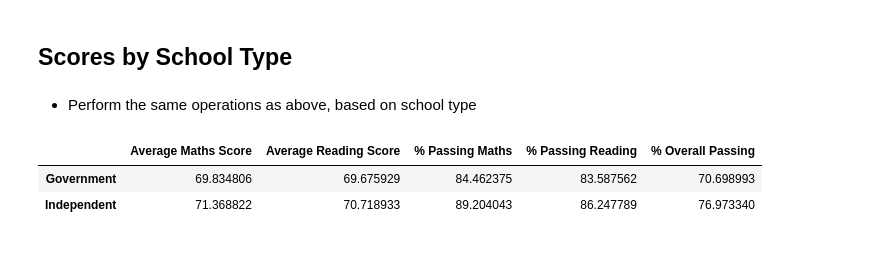
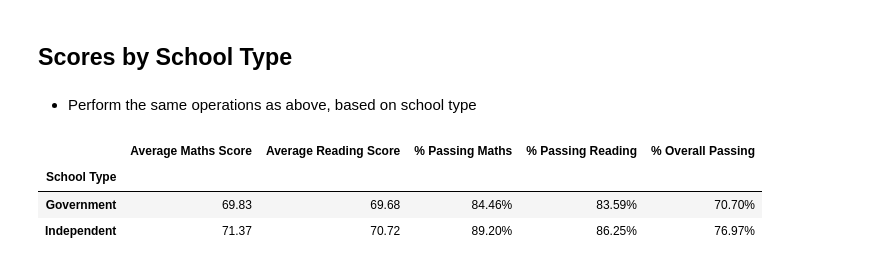
Before and after one commit to KTamas03/pandas-challenge, a Jupyter notebook: PyCitySchools/PyCitySchools_KTamas.ipynb, the cells around one changed output. Saved outputs shown, nothing was run; the diff lists cells and outputs as text; code cells hidden in the pictures.

```diff
--- a/PyCitySchools/PyCitySchools_KTamas.ipynb
+++ b/PyCitySchools/PyCitySchools_KTamas.ipynb
@@ -152,9 +155,14 @@ df_per_school_summary = pd.DataFrame(data)
 df_per_school_summary = df_per_school_summary.set_index('School Name')
 
 # Format the necessary columns
-#df_per_school_summary['Total School Budget'] = df_per_school_summary['Total School Budget'].map('${:,.2f}'.format)
-#df_per_school_summary['Per Student Budget'] = df_per_school_summary['Per Student Budget'].map('${:,.2f}'.format)
-
+df_per_school_summary["Total Students"] = df_per_school_summary["Total Students"].map("{:,.0f}".format)
+df_per_school_summary['Total School Budget'] = df_per_school_summary['Total School Budget'].map('${:,.0f}'.format)
+df_per_school_summary['Per Student Budget'] = df_per_school_summary['Per Student Budget'].map('${:,.0f}'.format)
+df_per_school_summary["Average Maths Score"] = df_per_school_summary["Average Maths Score"].map("{:.2f}".format)
+df_per_school_summary["Average Reading Score"] = df_per_school_summary["Average Reading Score"].map("{:.2f}".format)
+df_per_school_summary["% Passing Maths"] = df_per_school_summary["% Passing Maths"].map("{:.2f}%".format)
+df_per_school_summary["% Passing Reading"] = df_per_school_summary["% Passing Reading"].map("{:.2f}%".format)
+df_per_school_summary["% Overall Passing"] = df_per_school_summary["% Overall Passing"].map("{:.2f}%".format)
 
 # Display the dataframe
 df_per_school_summary.sort_values("School Name")
@@ -179,3 +187,13 @@ df_per_school_summary.sort_values("School Name")
+# %%
+# Revert the formatting of cells back to their original values (so can run subsequent dataframes with no issues)
+df_per_school_summary["Total Students"] = df_per_school_summary["Total Students"].str.replace(',', '').astype(int)
+df_per_school_summary['Total School Budget'] = df_per_school_summary['Total School Budget'].replace('[\$,]', '', regex=True).astype(float)
+df_per_school_summary['Per Student Budget'] = df_per_school_summary['Per Student Budget'].replace('[\$,]', '', regex=True).astype(float)
+df_per_school_summary["Average Maths Score"] = df_per_school_summary["Average Maths Score"].astype(float)
+df_per_school_summary["Average Reading Score"] = df_per_school_summary["Average Reading Score"].astype(float)
+df_per_school_summary["% Passing Maths"] = df_per_school_summary["% Passing Maths"].replace('%', '', regex=True).astype(float)
+df_per_school_summary["% Passing Reading"] = df_per_school_summary["% Passing Reading"].replace('%', '', regex=True).astype(float)
+df_per_school_summary["% Overall Passing"] = df_per_school_summary["% Overall Passing"].replace('%', '', regex=True).astype(float)
 # %% [markdown]
 ## Top Performing Schools (By % Overall Passing)
 # %% [markdown]
@@ -436,20 +488,31 @@ df_size_summary
 # %%
 # Get the unique school types from the df_per_school_summary dataframe
 school_types = df_per_school_summary["School Type"].unique()
 
 # Create a new dataframe to hold the school type summary
 df_school_type = pd.DataFrame(index=school_types)
+
+# Add the "School Type" heading to the index column
+df_school_type.index.name = "School Type"
 
 # Calculate the mean values for each column based on school types
 df_school_type["Average Maths Score"] = df_per_school_summary.groupby("School Type")["Average Maths Score"].mean()
 df_school_type["Average Reading Score"] = df_per_school_summary.groupby("School Type")["Average Reading Score"].mean()
 df_school_type["% Passing Maths"] = df_per_school_summary.groupby("School Type")["% Passing Maths"].mean()
 df_school_type["% Passing Reading"] = df_per_school_summary.groupby("School Type")["% Passing Reading"].mean()
 df_school_type["% Overall Passing"] = df_per_school_summary.groupby("School Type")["% Overall Passing"].mean()
 
+# Format the necessary columns
+df_school_type["Average Maths Score"] = df_school_type["Average Maths Score"].map("{:.2f}".format)
+df_school_type["Average Reading Score"] = df_school_type["Average Reading Score"].map("{:.2f}".format)
+df_school_type["% Passing Maths"] = df_school_type["% Passing Maths"].map("{:.2f}%".format)
+df_school_type["% Passing Reading"] = df_school_type["% Passing Reading"].map("{:.2f}%".format)
+df_school_type["% Overall Passing"] = df_school_type["% Overall Passing"].map("{:.2f}%".format)
+
 # Display the df_school_type dataframe
 df_school_type
 # %% [output]
 |  | Average Maths Score | Average Reading Score | % Passing Maths | % Passing Reading | % Overall Passing |
-| Government | 69.834806 | 69.675929 | 84.462375 | 83.587562 | 70.698993 |
-| Independent | 71.368822 | 70.718933 | 89.204043 | 86.247789 | 76.973340 |
+| School Type |  |  |  |  |  |
+| Government | 69.83 | 69.68 | 84.46% | 83.59% | 70.70% |
+| Independent | 71.37 | 70.72 | 89.20% | 86.25% | 76.97% |
```
Also changed, not shown: parts of 11 cells of this notebook.
